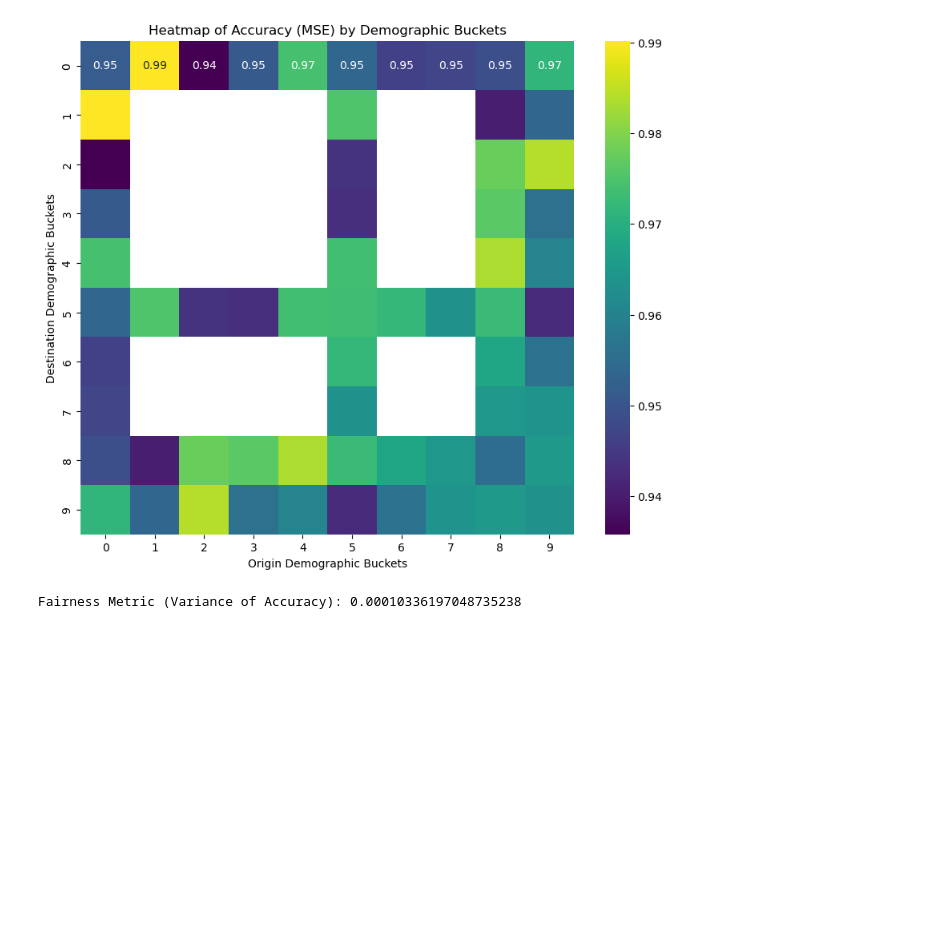
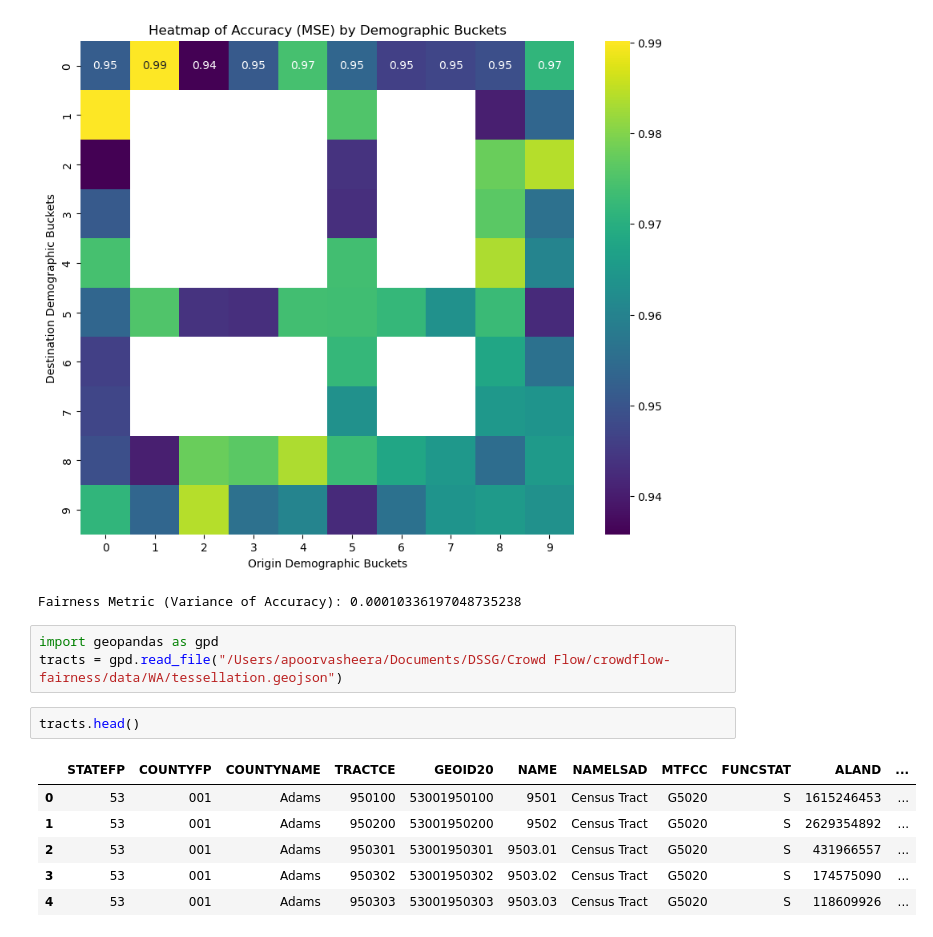
Before and after one commit to DSSG24-CF-Fairness/crowdflow-fairness, a Jupyter notebook: evaluation/test.ipynb, the cells around one changed output. Cells and saved outputs as stored; diff of their text form; blank space fills up the shorter version.

```diff
--- a/evaluation/test.ipynb
+++ b/evaluation/test.ipynb
@@ -307,3 +307,15 @@ print(f'Fairness Metric (Variance of Accuracy): {fairness}')
 # %% [output]
 [figure]
 Fairness Metric (Variance of Accuracy): 0.00010336197048735238
+# %%
+import geopandas as gpd
+tracts = gpd.read_file("/Users/apoorvasheera/Documents/DSSG/Crowd Flow/crowdflow-fairness/data/WA/tessellation.geojson")
+# %%
+tracts.head()
+# %% [output]
+|  | STATEFP | COUNTYFP | COUNTYNAME | TRACTCE | GEOID20 | NAME | NAMELSAD | MTFCC | FUNCSTAT | ALAND | ... |
+| 0 | 53 | 001 | Adams | 950100 | 53001950100 | 9501 | Census Tract | G5020 | S | 1615246453 | ... |
+| 1 | 53 | 001 | Adams | 950200 | 53001950200 | 9502 | Census Tract | G5020 | S | 2629354892 | ... |
+| 2 | 53 | 001 | Adams | 950301 | 53001950301 | 9503.01 | Census Tract | G5020 | S | 431966557 | ... |
+| 3 | 53 | 001 | Adams | 950302 | 53001950302 | 9503.02 | Census Tract | G5020 | S | 174575090 | ... |
+| 4 | 53 | 001 | Adams | 950303 | 53001950303 | 9503.03 | Census Tract | G5020 | S | 118609926 | ... |
```
Also changed, not shown: parts of 16 cells of this notebook, 17 other files.
